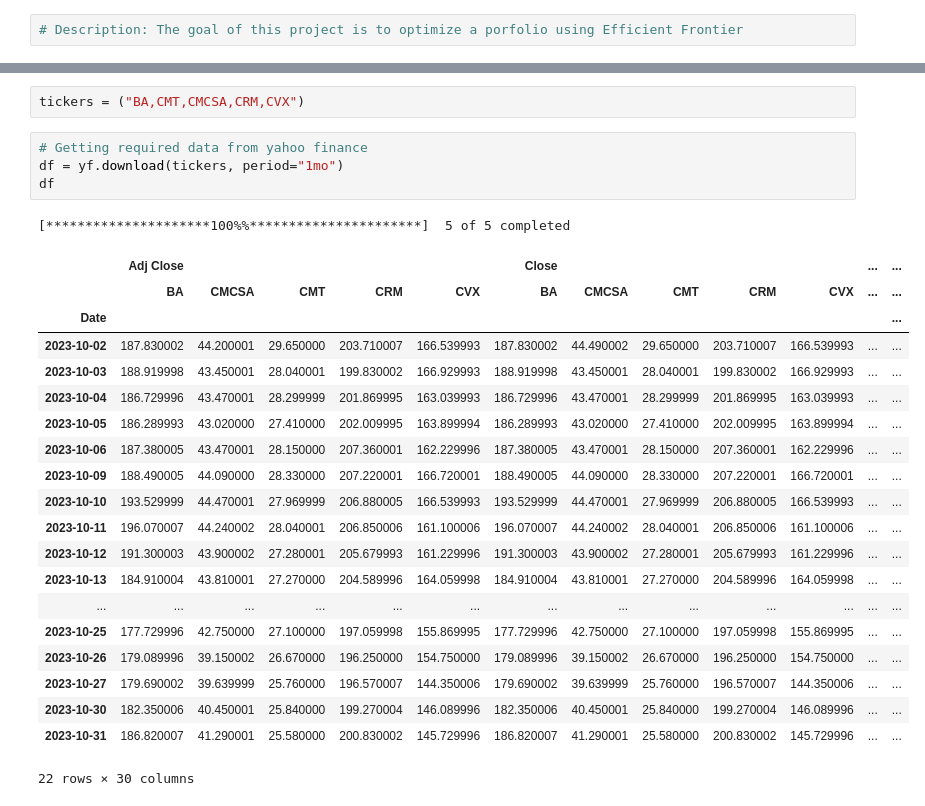
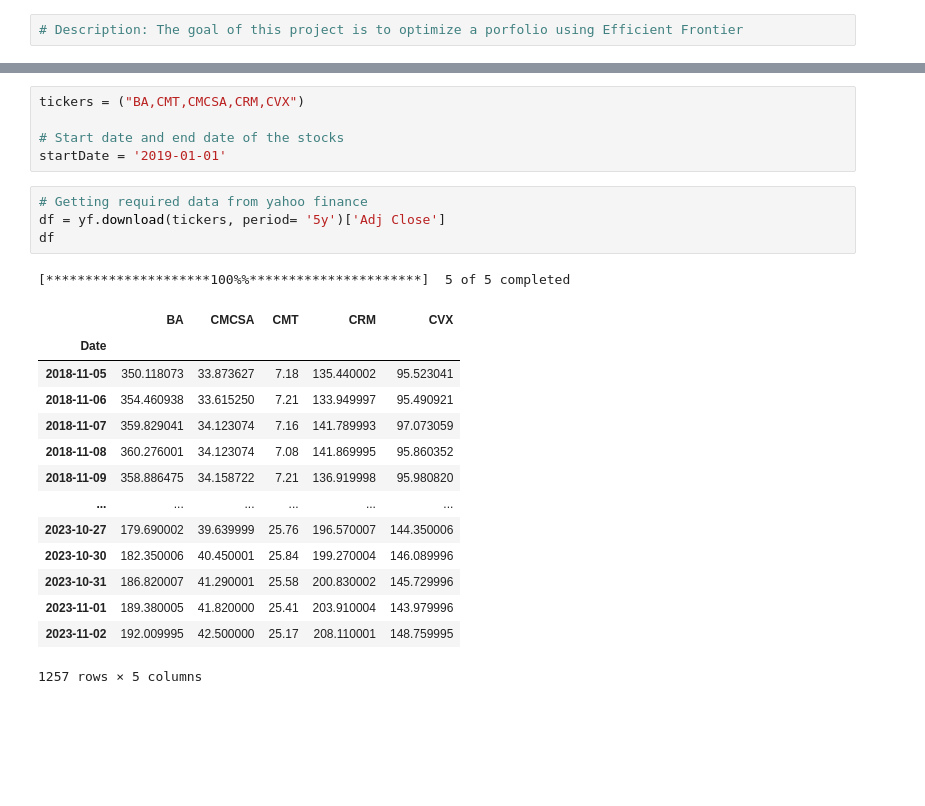
Before and after one commit to victorezealuma/Stock_Portfolio_Optimization, a Jupyter notebook: Portfolio_Opt_.ipynb, the cells around one changed output, grey strips where cells are left out. Saved outputs shown, nothing was run; the diff lists cells and outputs as text; blank space fills up the shorter version.

```diff
--- a/Portfolio_Opt_.ipynb
+++ b/Portfolio_Opt_.ipynb
@@ -39,28 +45,25 @@ dir(yf)
 # %%
 tickers = ("BA,CMT,CMCSA,CRM,CVX")
+
+# Start date and end date of the stocks
+startDate = '2019-01-01'
 # %%
 # Getting required data from yahoo finance
-df = yf.download(tickers, period="1mo")
+df = yf.download(tickers, period= '5y')['Adj Close']
 df
 # %% [output]
 [*********************100%%**********************]  5 of 5 completed
-|  | Adj Close |  |  |  |  | Close |  |  |  |  | ... | ... |
-|  | BA | CMCSA | CMT | CRM | CVX | BA | CMCSA | CMT | CRM | CVX | ... | ... |
-| Date |  |  |  |  |  |  |  |  |  |  |  | ... |
-| 2023-10-02 | 187.830002 | 44.200001 | 29.650000 | 203.710007 | 166.539993 | 187.830002 | 44.490002 | 29.650000 | 203.710007 | 166.539993 | ... | ... |
-| 2023-10-03 | 188.919998 | 43.450001 | 28.040001 | 199.830002 | 166.929993 | 188.919998 | 43.450001 | 28.040001 | 199.830002 | 166.929993 | ... | ... |
-| 2023-10-04 | 186.729996 | 43.470001 | 28.299999 | 201.869995 | 163.039993 | 186.729996 | 43.470001 | 28.299999 | 201.869995 | 163.039993 | ... | ... |
-| 2023-10-05 | 186.289993 | 43.020000 | 27.410000 | 202.009995 | 163.899994 | 186.289993 | 43.020000 | 27.410000 | 202.009995 | 163.899994 | ... | ... |
-| 2023-10-06 | 187.380005 | 43.470001 | 28.150000 | 207.360001 | 162.229996 | 187.380005 | 43.470001 | 28.150000 | 207.360001 | 162.229996 | ... | ... |
-| 2023-10-09 | 188.490005 | 44.090000 | 28.330000 | 207.220001 | 166.720001 | 188.490005 | 44.090000 | 28.330000 | 207.220001 | 166.720001 | ... | ... |
-| 2023-10-10 | 193.529999 | 44.470001 | 27.969999 | 206.880005 | 166.539993 | 193.529999 | 44.470001 | 27.969999 | 206.880005 | 166.539993 | ... | ... |
-| 2023-10-11 | 196.070007 | 44.240002 | 28.040001 | 206.850006 | 161.100006 | 196.070007 | 44.240002 | 28.040001 | 206.850006 | 161.100006 | ... | ... |
-| 2023-10-12 | 191.300003 | 43.900002 | 27.280001 | 205.679993 | 161.229996 | 191.300003 | 43.900002 | 27.280001 | 205.679993 | 161.229996 | ... | ... |
-| 2023-10-13 | 184.910004 | 43.810001 | 27.270000 | 204.589996 | 164.059998 | 184.910004 | 43.810001 | 27.270000 | 204.589996 | 164.059998 | ... | ... |
-| ... | ... | ... | ... | ... | ... | ... | ... | ... | ... | ... | ... | ... |
-| 2023-10-25 | 177.729996 | 42.750000 | 27.100000 | 197.059998 | 155.869995 | 177.729996 | 42.750000 | 27.100000 | 197.059998 | 155.869995 | ... | ... |
-| 2023-10-26 | 179.089996 | 39.150002 | 26.670000 | 196.250000 | 154.750000 | 179.089996 | 39.150002 | 26.670000 | 196.250000 | 154.750000 | ... | ... |
-| 2023-10-27 | 179.690002 | 39.639999 | 25.760000 | 196.570007 | 144.350006 | 179.690002 | 39.639999 | 25.760000 | 196.570007 | 144.350006 | ... | ... |
-| 2023-10-30 | 182.350006 | 40.450001 | 25.840000 | 199.270004 | 146.089996 | 182.350006 | 40.450001 | 25.840000 | 199.270004 | 146.089996 | ... | ... |
-| 2023-10-31 | 186.820007 | 41.290001 | 25.580000 | 200.830002 | 145.729996 | 186.820007 | 41.290001 | 25.580000 | 200.830002 | 145.729996 | ... | ... |
+|  | BA | CMCSA | CMT | CRM | CVX |
+| Date |  |  |  |  |  |
+| 2018-11-05 | 350.118073 | 33.873627 | 7.18 | 135.440002 | 95.523041 |
+| 2018-11-06 | 354.460938 | 33.615250 | 7.21 | 133.949997 | 95.490921 |
+| 2018-11-07 | 359.829041 | 34.123074 | 7.16 | 141.789993 | 97.073059 |
+| 2018-11-08 | 360.276001 | 34.123074 | 7.08 | 141.869995 | 95.860352 |
+| 2018-11-09 | 358.886475 | 34.158722 | 7.21 | 136.919998 | 95.980820 |
+| ... | ... | ... | ... | ... | ... |
+| 2023-10-27 | 179.690002 | 39.639999 | 25.76 | 196.570007 | 144.350006 |
+| 2023-10-30 | 182.350006 | 40.450001 | 25.84 | 199.270004 | 146.089996 |
+| 2023-10-31 | 186.820007 | 41.290001 | 25.58 | 200.830002 | 145.729996 |
+| 2023-11-01 | 189.380005 | 41.820000 | 25.41 | 203.910004 | 143.979996 |
+| 2023-11-02 | 192.009995 | 42.500000 | 25.17 | 208.110001 | 148.759995 |
-22 rows × 30 columns
+1257 rows × 5 columns
```
Also changed, not shown: parts of 9 cells of this notebook.
